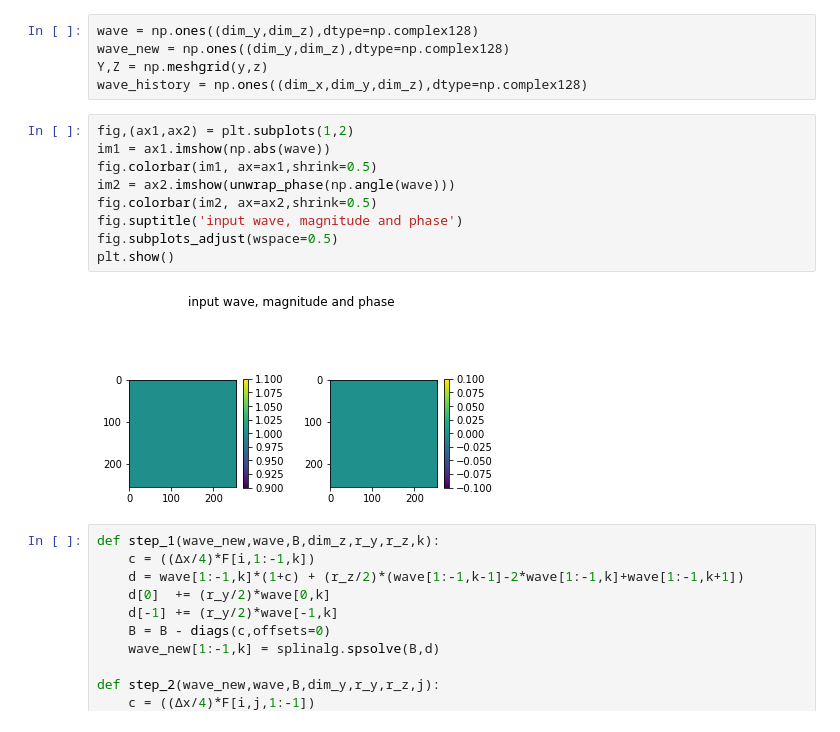
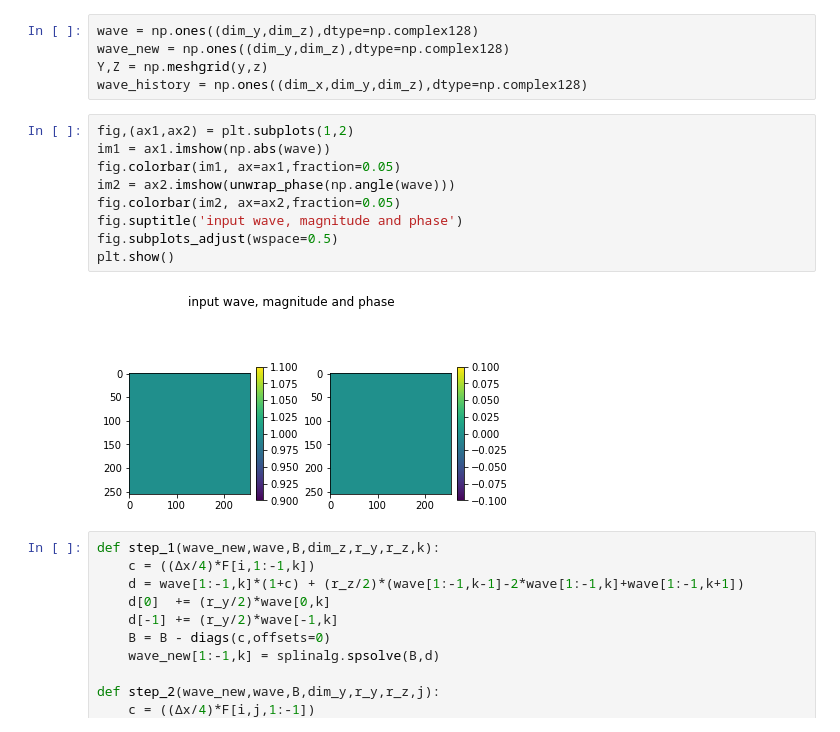
Before and after one commit to s-sajid-ali/xwp, a Jupyter notebook: finite_difference/2d/compare_ming/2d_fd_matter.ipynb, the cells around one changed output. Saved outputs shown, nothing was run; the diff lists cells and outputs as text.

```diff
--- a/finite_difference/2d/compare_ming/2d_fd_matter.ipynb
+++ b/finite_difference/2d/compare_ming/2d_fd_matter.ipynb
@@ -64,14 +63,14 @@ wave_history = np.ones((dim_x,dim_y,dim_z),dtype=np.complex128)
 # %%
 fig,(ax1,ax2) = plt.subplots(1,2)
 im1 = ax1.imshow(np.abs(wave))
-fig.colorbar(im1, ax=ax1,shrink=0.5)
+fig.colorbar(im1, ax=ax1,fraction=0.05)
 im2 = ax2.imshow(unwrap_phase(np.angle(wave)))
-fig.colorbar(im2, ax=ax2,shrink=0.5)
+fig.colorbar(im2, ax=ax2,fraction=0.05)
 fig.suptitle('input wave, magnitude and phase')
 fig.subplots_adjust(wspace=0.5)
 plt.show()
 # %% [output]
-[figure, old version]
+[figure, new version]
 # %%
 def step_1(wave_new,wave,B,dim_z,r_y,r_z,k):
     c = ((Δx/4)*F[i,1:-1,k])
```
Also changed, not shown: parts of 5 cells of this notebook, 1 other file.
